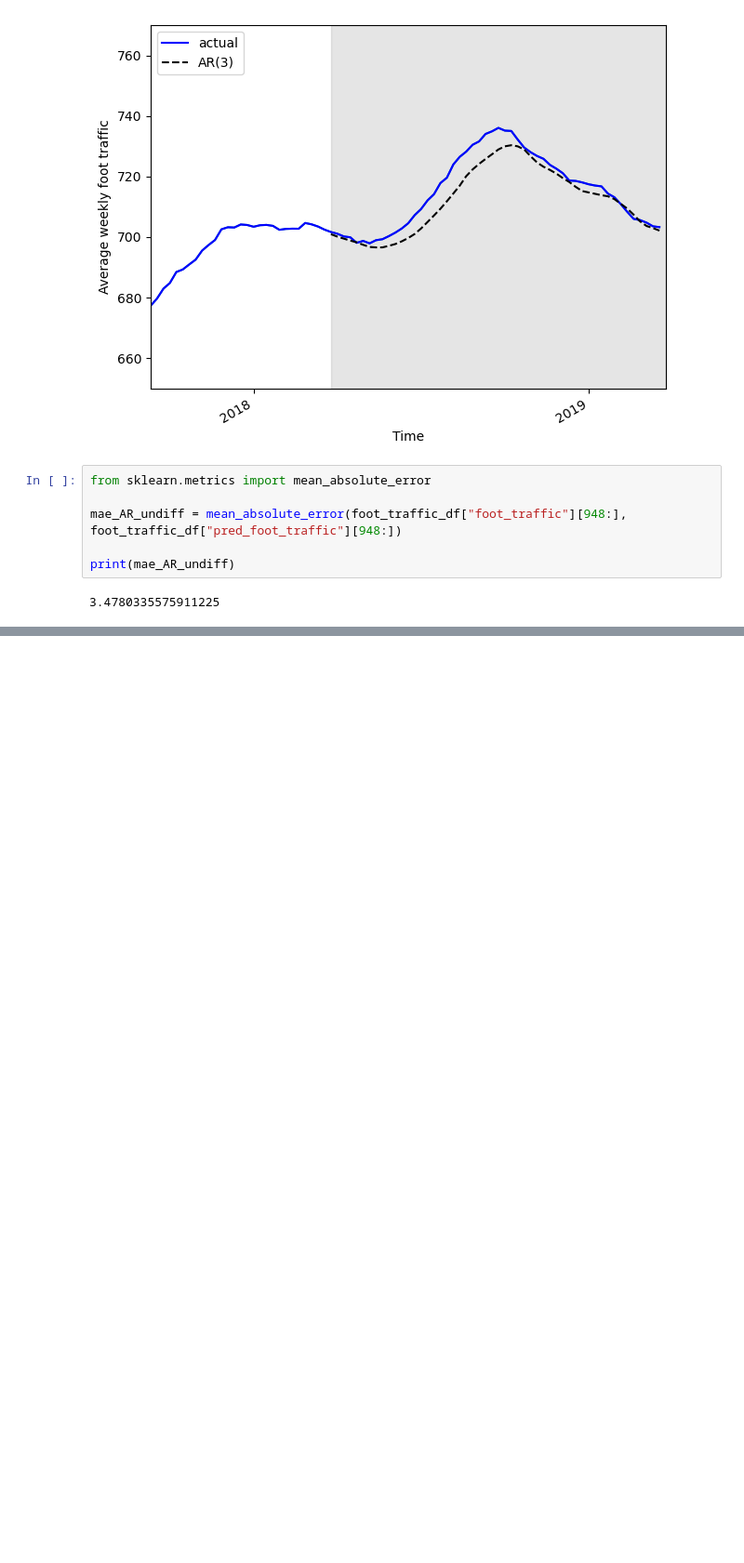
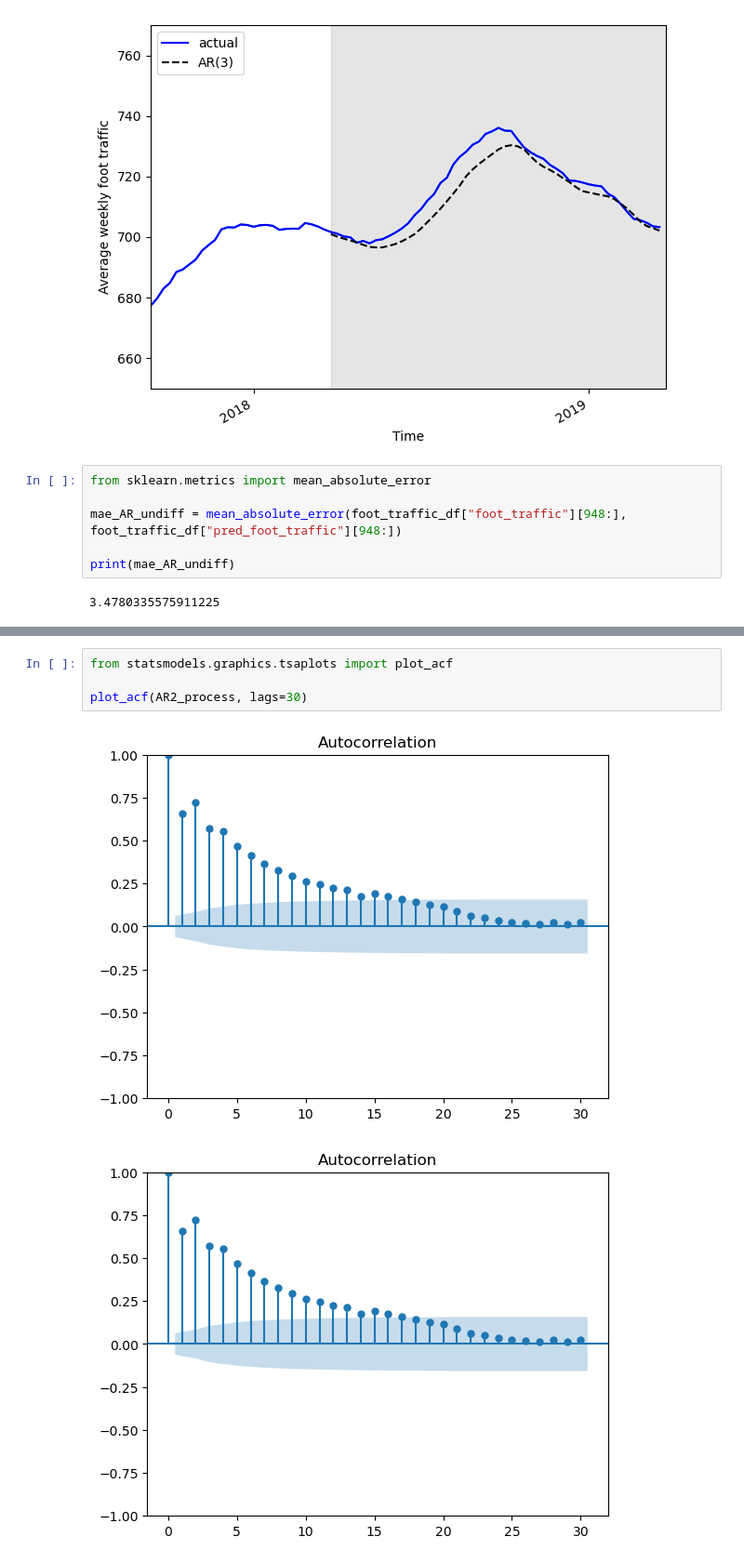
Before and after one commit to Alexa201228/timeseriesPracticeML, a Jupyter notebook: AuroregressionModel.ipynb, the cells around one changed output, grey strips where cells are left out. Shown: that part at 93% size. Saved outputs shown, nothing was run; the diff lists cells and outputs as text; blank space fills up the shorter version.

```diff
--- a/AuroregressionModel.ipynb
+++ b/AuroregressionModel.ipynb
@@ -274,0 +309,7 @@ print(mae_AR_undiff)
+# %%
+from statsmodels.graphics.tsaplots import plot_acf
+
+plot_acf(AR2_process, lags=30)
+# %% [output]
+[figure, added]
+[figure, added]
```
Also changed, not shown: parts of 12 cells of this notebook.
